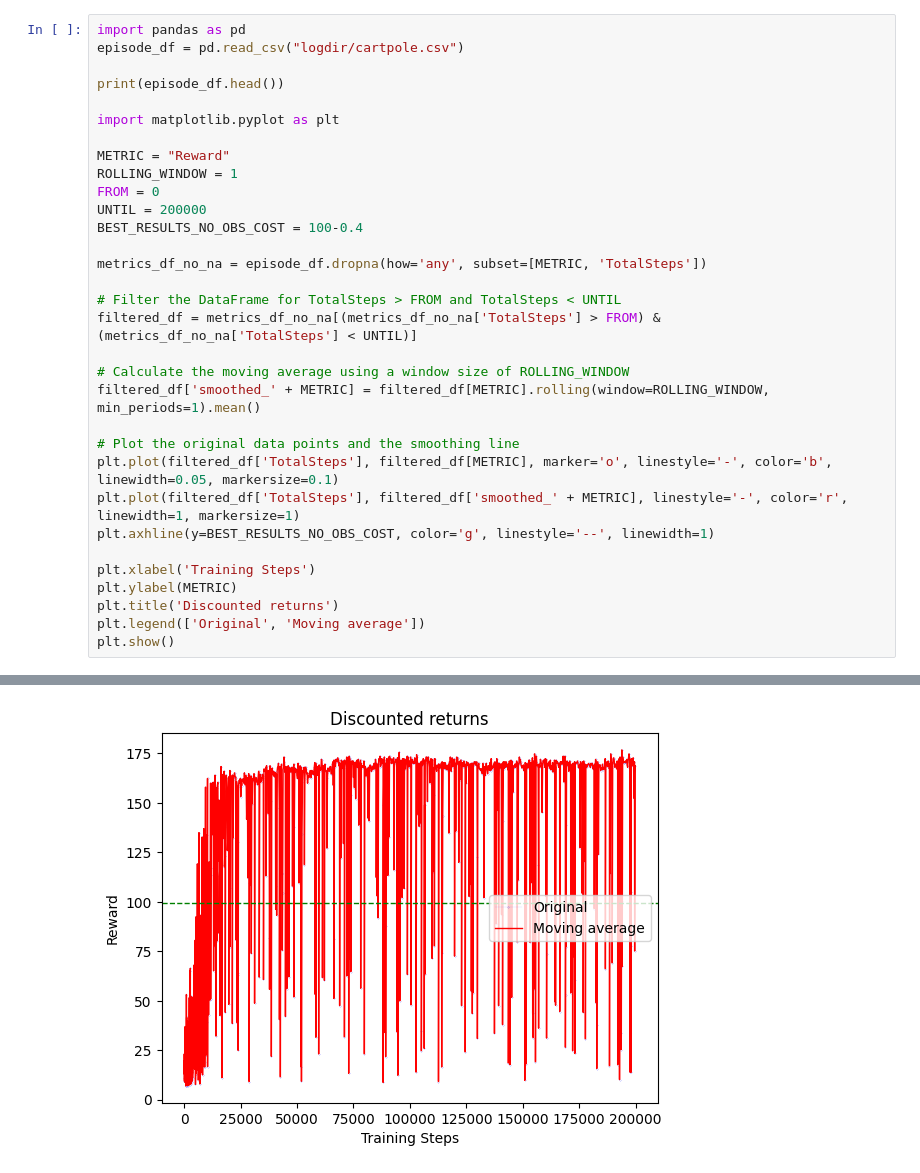
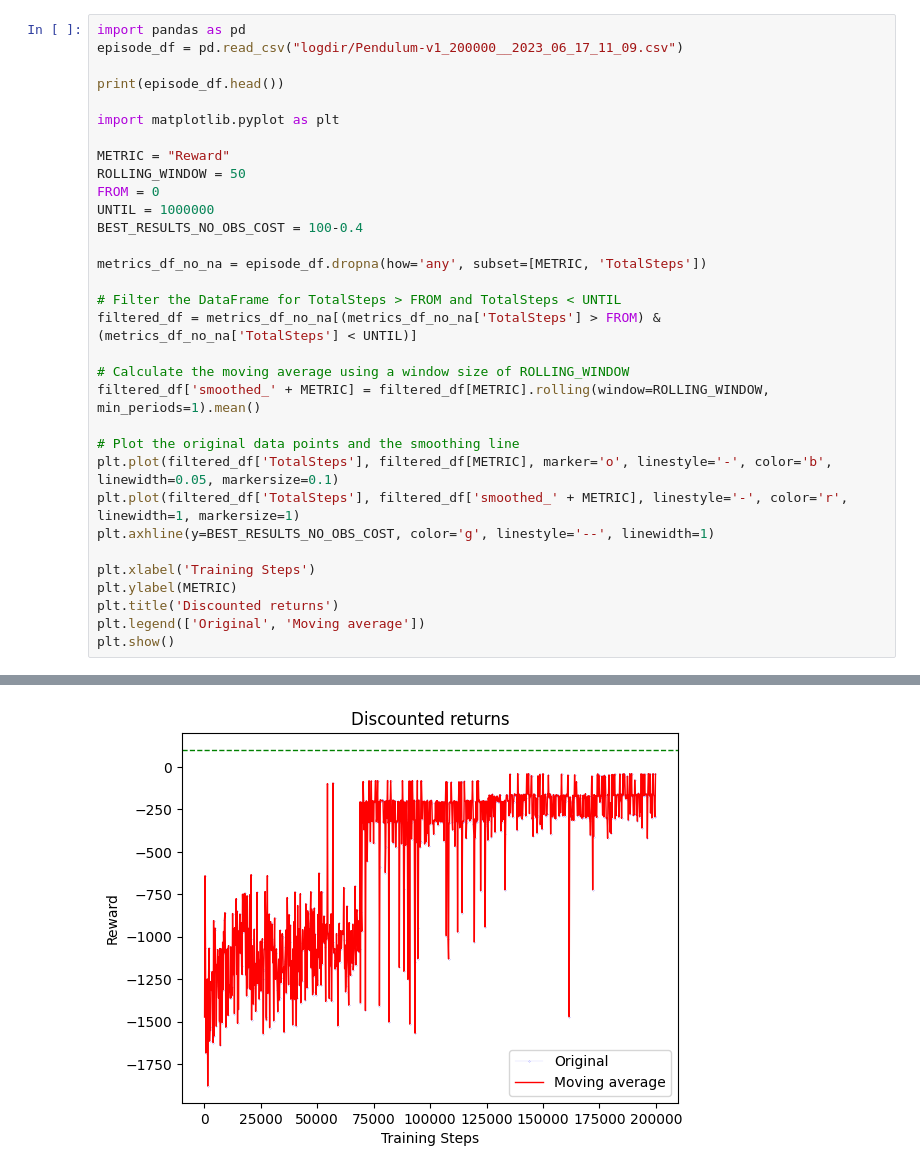
Before and after one commit to TheBlueHawk/FRL23-project, a Jupyter notebook: bellinger_repo/explor.ipynb, the cells around one changed output, grey strips where cells are left out. Cells and saved outputs as stored; diff of their text form.

```diff
--- a/bellinger_repo/explor.ipynb
+++ b/bellinger_repo/explor.ipynb
@@ -1,15 +1,15 @@
 # %%
 import pandas as pd
-episode_df = pd.read_csv("logdir/cartpole.csv")
+episode_df = pd.read_csv("logdir/Pendulum-v1_200000__2023_06_17_11_09.csv")
 
 print(episode_df.head())
 
 import matplotlib.pyplot as plt
 
 METRIC = "Reward"
-ROLLING_WINDOW = 1
+ROLLING_WINDOW = 50
 FROM = 0
-UNTIL = 200000
+UNTIL = 1000000
 BEST_RESULTS_NO_OBS_COST = 100-0.4
 
 metrics_df_no_na = episode_df.dropna(how='any', subset=[METRIC, 'TotalSteps'])
@@ -45 +40 @@ See the caveats in the documentation: https://pandas.pydata.org/pandas-docs/stab
-[figure, old version]
+[figure, new version]
```
Also changed, not shown: parts of 1 cell of this notebook, 4 other files.
